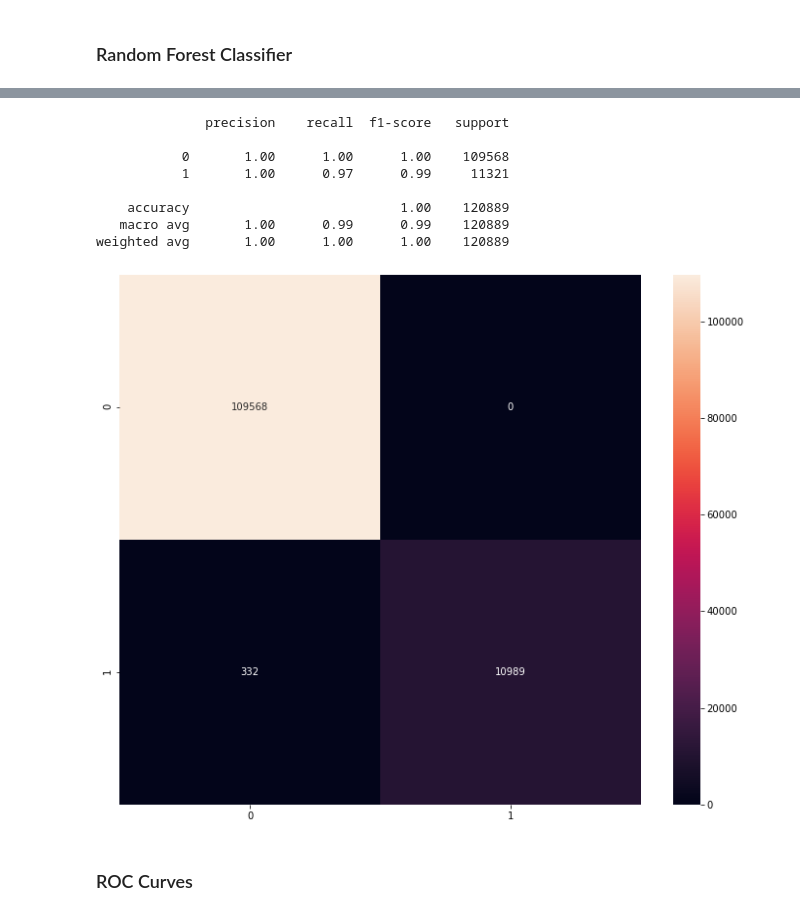
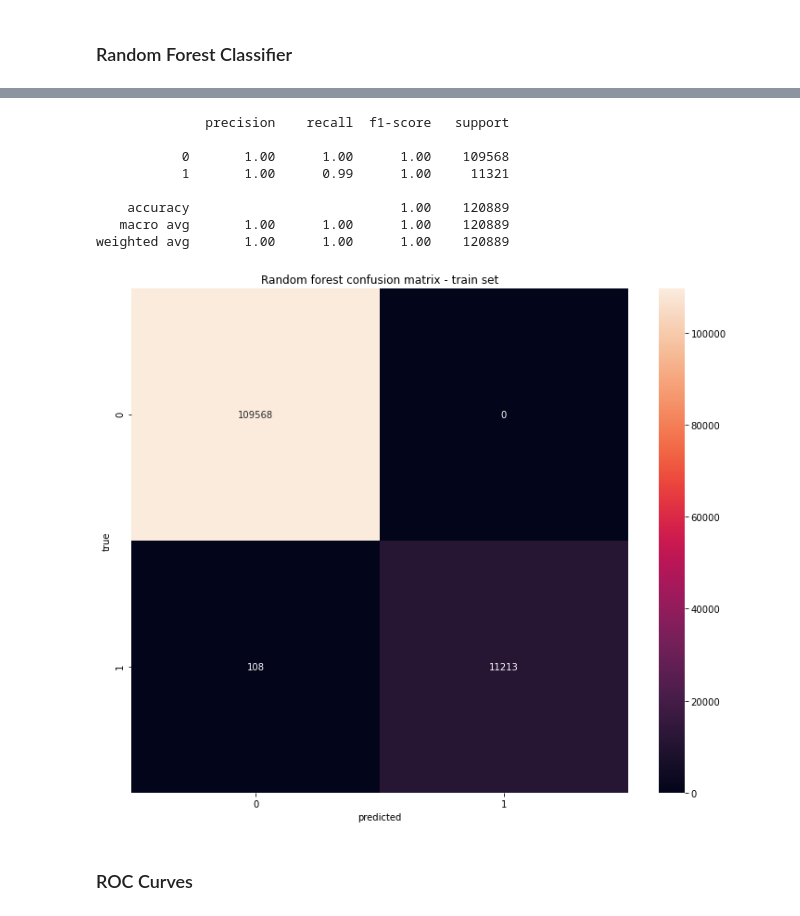
Before and after one commit to thefifthagreement/jedha-fs-s4-project, a Jupyter notebook: fraud_detection_ml.ipynb, the cells around one changed output, grey strips where cells are left out. Cells and saved outputs as stored; diff of their text form; code cells hidden in the pictures.

```diff
--- a/fraud_detection_ml.ipynb
+++ b/fraud_detection_ml.ipynb
@@ -209,3 +240,5 @@ print(X_train.shape, X_test.shape, y_train.shape, y_test.shape)
+# %%
+cw = {i: v for i, v in enumerate(cw)}
 # %% [markdown]
 ### Logistic Regression
 # %%
@@ -273,9 +298,9 @@ weighted avg       0.88      0.64      0.71    120889
 ### Random Forest Classifier
 # %%
 def RF_search(param_grid):
-    scoring = {"AUC": "roc_auc", "F1": "f1"}
+    scoring = {"AUC": "roc_auc", "Recall": "recall"}
 
-    search = (GridSearchCV(RandomForestClassifier(n_jobs=-1, class_weight={0:1, 1:10}),
+    search = (GridSearchCV(RandomForestClassifier(n_jobs=-1, class_weight=cw),
                            param_grid=param_grid, scoring=scoring, refit="AUC", cv=10, n_jobs=-1)
               .fit(X_train, y_train.squeeze()))
 
@@ -294,12 +314,4 @@ Scores, mean = 0.956505550412863, std = 0.0009829912437514857
-# %%
-def report_cm(y_real, y_pred):
-
-    print(classification_report(y_real, y_pred))
-
-    cm = confusion_matrix(y_real, y_pred)
-
-    fig, ax = plt.subplots(figsize=(12, 10))
-
-    sns.heatmap(cm, annot=True, ax=ax, fmt="d");
-
-    plt.show()
+# %%
+%%notify -m "RF search terminé"
+param_grid = {"n_estimators": [50, 100], "max_features": [10, 20]}
+rf_clf, y_pred = RF_search(param_grid)
@@ -306,15 +322,15 @@ def report_cm(y_real, y_pred):
 # %%
-report_cm(y_train, y_pred)
+report_cm(y_train, y_pred, "Random forest confusion matrix - train set")
 # %% [output]
               precision    recall  f1-score   support
 
            0       1.00      1.00      1.00    109568
-           1       1.00      0.97      0.99     11321
+           1       1.00      0.99      1.00     11321
 
     accuracy                           1.00    120889
-   macro avg       1.00      0.99      0.99    120889
+   macro avg       1.00      1.00      1.00    120889
 weighted avg       1.00      1.00      1.00    120889
-[figure, old version]
+[figure, new version]
 # %% [markdown]
 ### ROC Curves
 # %%
```
Also changed, not shown: parts of 34 cells of this notebook, 1 other file.
